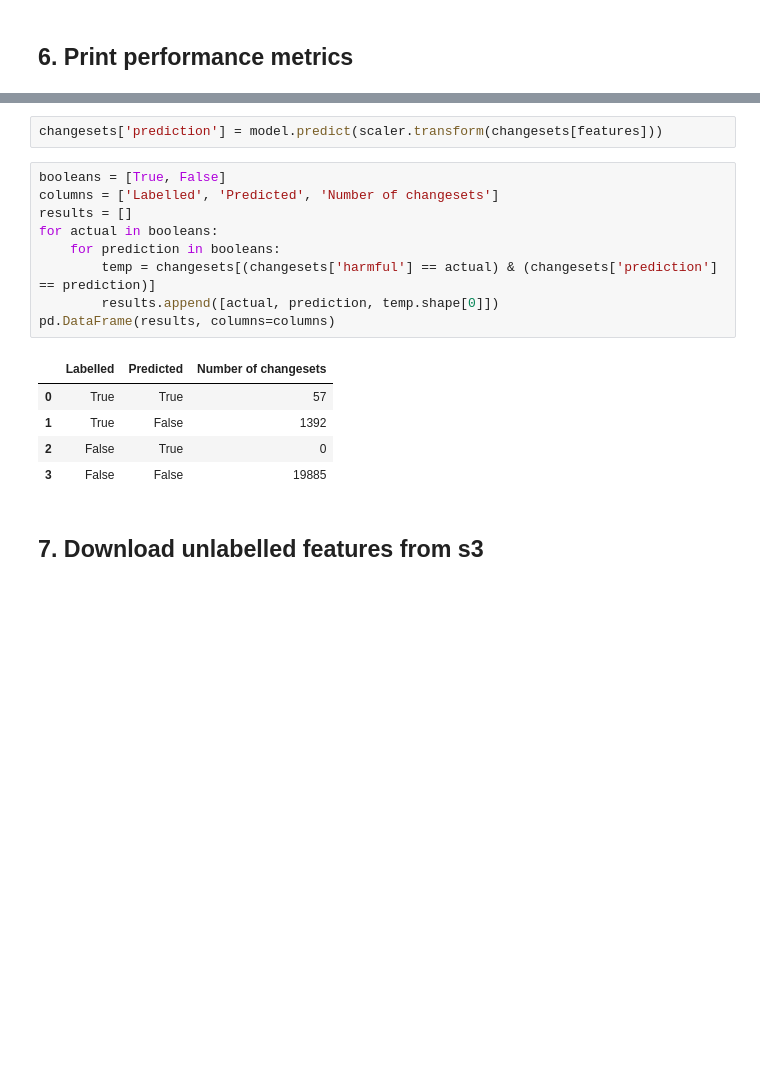
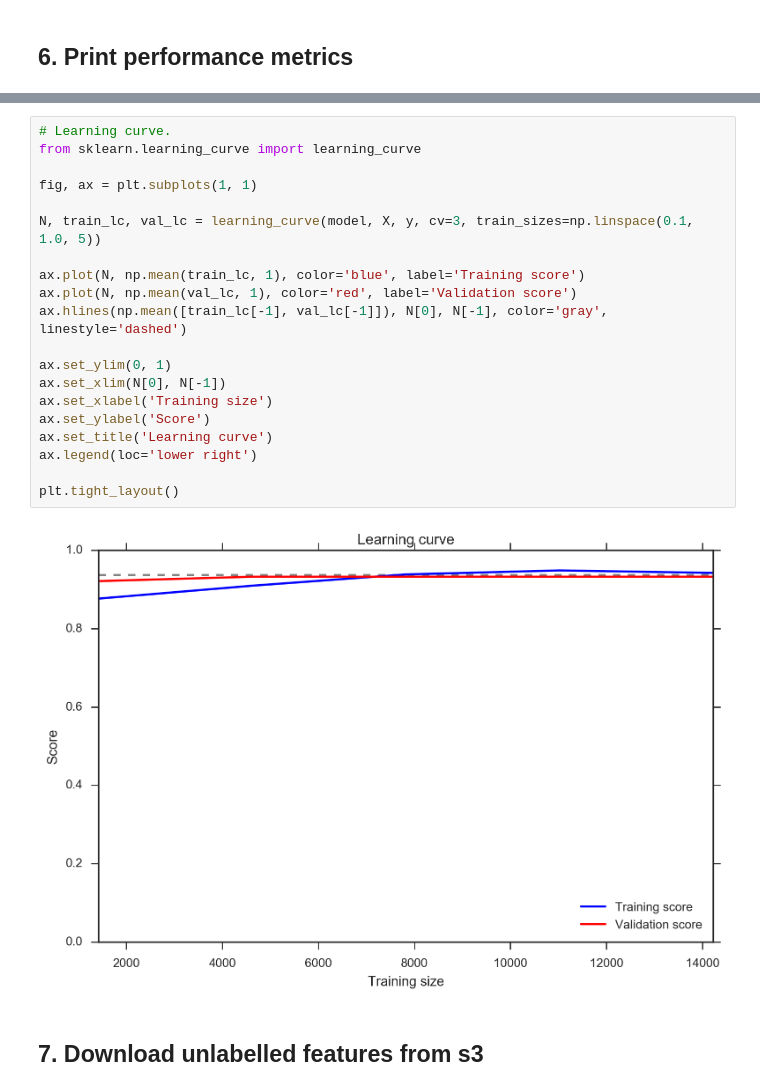
Before and after one commit to mapbox/gabbar, a Jupyter notebook: notebooks/workflow.ipynb, the cells around one changed output, grey strips where cells are left out. Saved outputs shown, nothing was run; the diff lists cells and outputs as text; blank space fills up the shorter version.

Commit message:
Notebook with metrics from new models

```diff
--- a/notebooks/workflow.ipynb
+++ b/notebooks/workflow.ipynb
@@ -155,20 +199,25 @@ np.mean(scores)
-# %%
-changesets['prediction'] = model.predict(scaler.transform(changesets[features]))
-# %%
-booleans = [True, False]
-columns = ['Labelled', 'Predicted', 'Number of changesets']
-results = []
-for actual in booleans:
-    for prediction in booleans:
-        temp = changesets[(changesets['harmful'] == actual) & (changesets['prediction'] == prediction)]
-        results.append([actual, prediction, temp.shape[0]])
-pd.DataFrame(results, columns=columns)
-# %% [output]
-|  | Labelled | Predicted | Number of changesets |
-| 0 | True | True | 57 |
-| 1 | True | False | 1392 |
-| 2 | False | True | 0 |
-| 3 | False | False | 19885 |
+# %%
+# Learning curve.
+from sklearn.learning_curve import learning_curve
+
+fig, ax = plt.subplots(1, 1)
+
+N, train_lc, val_lc = learning_curve(model, X, y, cv=3, train_sizes=np.linspace(0.1, 1.0, 5))
+
+ax.plot(N, np.mean(train_lc, 1), color='blue', label='Training score')
+ax.plot(N, np.mean(val_lc, 1), color='red', label='Validation score')
+ax.hlines(np.mean([train_lc[-1], val_lc[-1]]), N[0], N[-1], color='gray', linestyle='dashed')
+
+ax.set_ylim(0, 1)
+ax.set_xlim(N[0], N[-1])
+ax.set_xlabel('Training size')
+ax.set_ylabel('Score')
+ax.set_title('Learning curve')
+ax.legend(loc='lower right')
+
+plt.tight_layout()
+# %% [output]
+[figure, added]
 # %% [markdown]
 ## 7. Download unlabelled features from s3
 # %%
```
Also changed, not shown: parts of 15 cells of this notebook.
